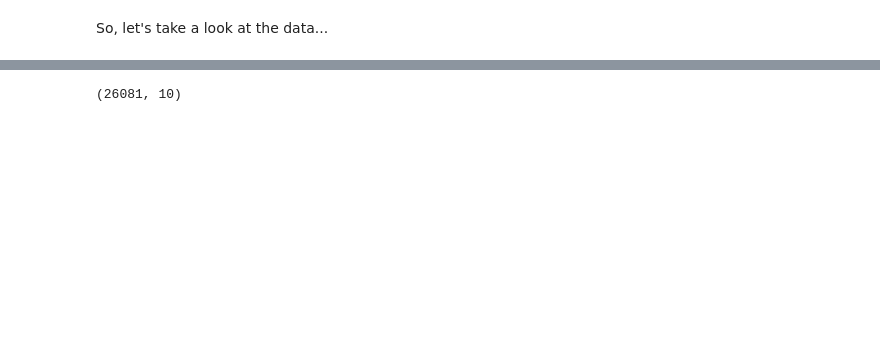
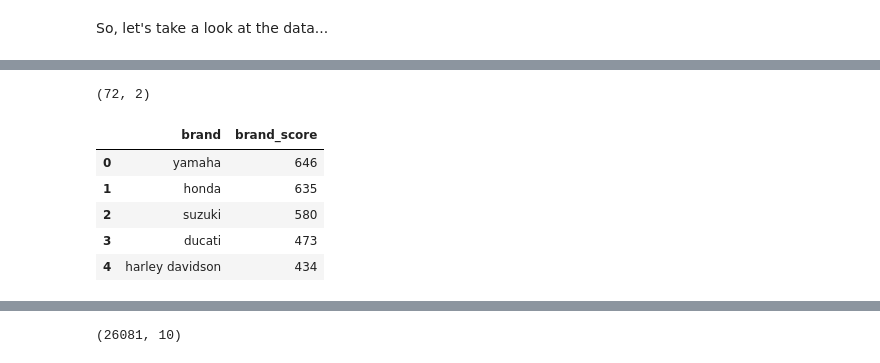
Before and after one commit to Kholdo/Second-hand_motorcycles_recommender, a Jupyter notebook: TFM KSchool - Koldo Pina - Second-hand motorcycles recommender.ipynb, the cells around one changed output, grey strips where cells are left out. Saved outputs shown, nothing was run; the diff lists cells and outputs as text; code cells hidden in the pictures; blank space fills up the shorter version.

Commit message:
notebook - Scrape section - look at data

```diff
--- a/TFM KSchool - Koldo Pina - Second-hand motorcycles recommender.ipynb
+++ b/TFM KSchool - Koldo Pina - Second-hand motorcycles recommender.ipynb
@@ -33,3 +33,4 @@ So, let's take a look at the data...
 # %%
 import pandas as pd
 df_motos_raw = pd.read_csv('scraped_data/motos_raw_data.csv', sep=';')
+df_rank_moto_brands = pd.read_csv('scraped_data/rank_moto_brands.csv', sep=';')
@@ -46,3 +47,16 @@ df_motos_raw.head()
 | 2 | Navarra | KTM | 390 Duke | Naked | 375.0 | NaN | 9400.0 | 2014 | 4700 | http://motos.net/ocasion/ktm/390_... |
 | 3 | Navarra | HONDA | CBR 125R | Sport | 125.0 | NaN | 2100.0 | 2014 | 2800 | http://motos.net/ocasion/honda/cb... |
 | 4 | Granada | SUZUKI | BURGMAN 250 | Scooters +125cc | 250.0 | NaN | 57000.0 | 2006 | 1300 | http://motos.net/ocasion/suzuki/b... |
+# %%
+df_rank_moto_brands.shape
+# %% [output]
+(72, 2)
+# %%
+df_rank_moto_brands.head()
+# %% [output]
+|  | brand | brand_score |
+| 0 | yamaha | 646 |
+| 1 | honda | 635 |
+| 2 | suzuki | 580 |
+| 3 | ducati | 473 |
+| 4 | harley davidson | 434 |
```
Also changed, not shown: parts of 4 cells of this notebook.
